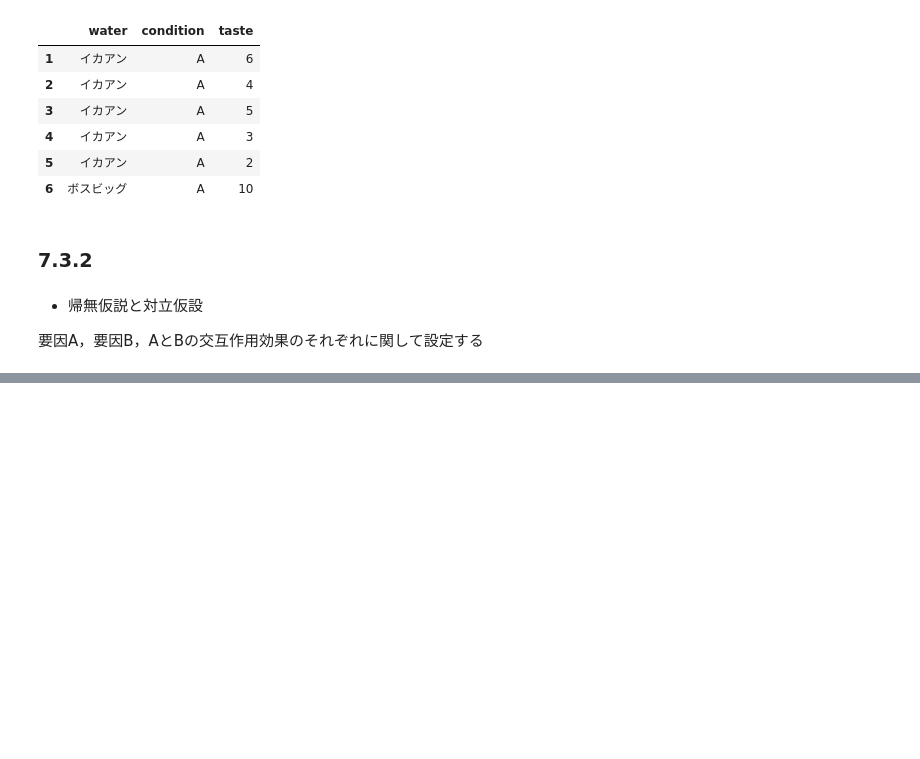
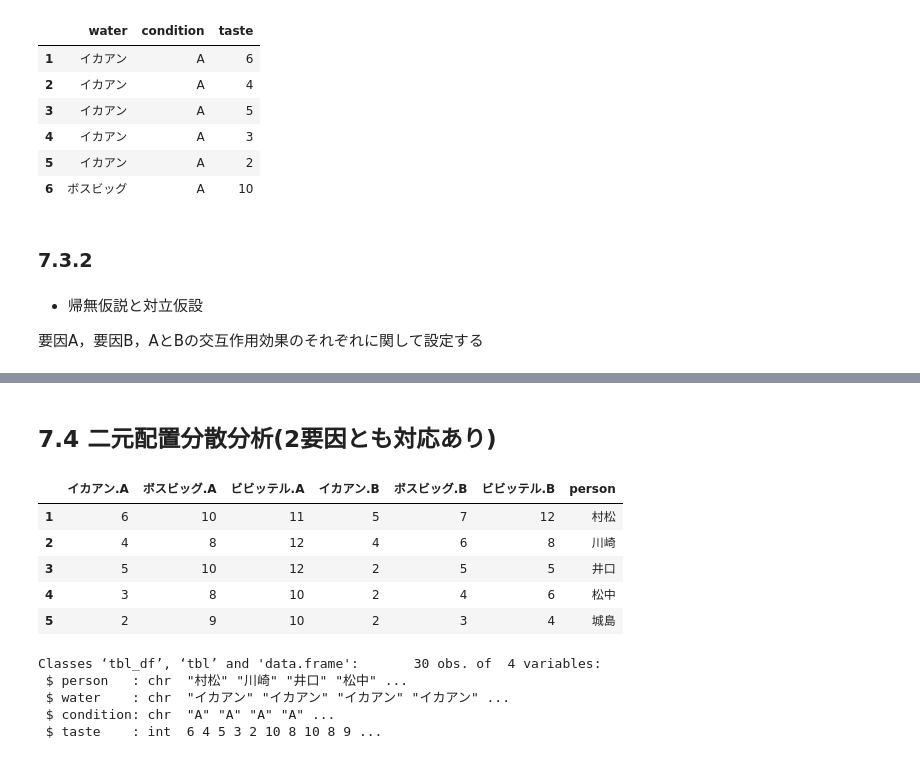
Before and after one commit to whatalnk/r-easy-stat, a Jupyter notebook: Chap07.ipynb, the cells around one changed output, grey strips where cells are left out. Drawn from its saved outputs; the diff is of its cells as text; code cells hidden in the pictures; blank space fills up the shorter version.

```diff
--- a/Chap07.ipynb
+++ b/Chap07.ipynb
@@ -629,0 +741,23 @@ Signif. codes:  0 '***' 0.001 '**' 0.01 '*' 0.05 '.' 0.1 ' ' 1
+# %% [markdown]
+## 7.4 二元配置分散分析(2要因とも対応あり)
+# %%
+d4 <- d3 %>>% mutate(person = c("村松","川崎","井口","松中","城島"))
+d4
+# %% [output]
+|  | イカアン.A | ボスビッグ.A | ビビッテル.A | イカアン.B | ボスビッグ.B | ビビッテル.B | person |
+| 1 | 6 | 10 | 11 | 5 | 7 | 12 | 村松 |
+| 2 | 4 | 8 | 12 | 4 | 6 | 8 | 川崎 |
+| 3 | 5 | 10 | 12 | 2 | 5 | 5 | 井口 |
+| 4 | 3 | 8 | 10 | 2 | 4 | 6 | 松中 |
+| 5 | 2 | 9 | 10 | 2 | 3 | 4 | 城島 |
+# %%
+d4.long <- d4 %>>%
+    gather(key, taste, -person) %>>%
+    separate(key, into = c("water", "condition"), sep = "\\.")
+str(d4.long)
+# %% [output]
+Classes ‘tbl_df’, ‘tbl’ and 'data.frame':       30 obs. of  4 variables:
+ $ person   : chr  "村松" "川崎" "井口" "松中" ...
+ $ water    : chr  "イカアン" "イカアン" "イカアン" "イカアン" ...
+ $ condition: chr  "A" "A" "A" "A" ...
+ $ taste    : int  6 4 5 3 2 10 8 10 8 9 ...
```
Also changed, not shown: parts of 43 cells of this notebook, 2 other files.
